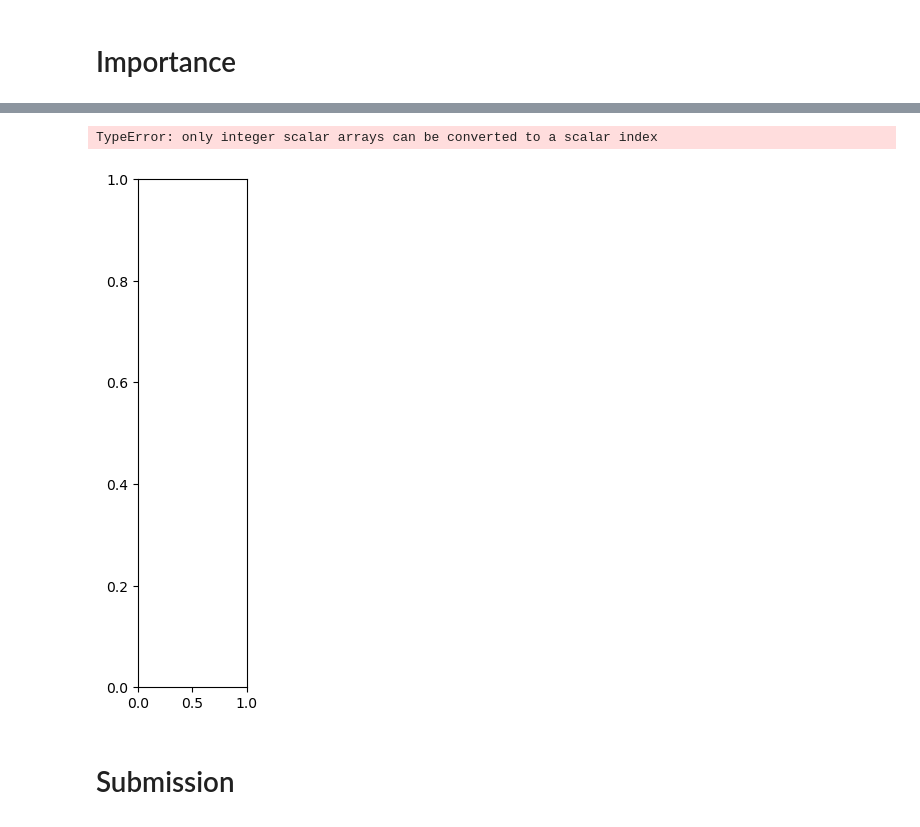
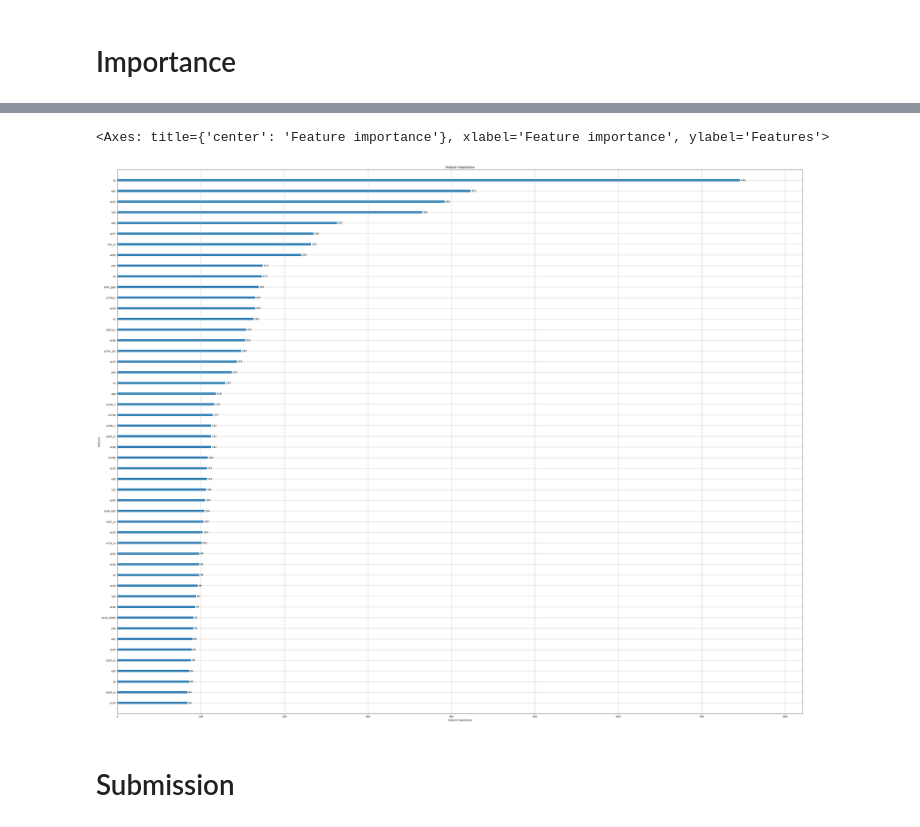
Before and after one commit to ezafar/STAT441_FinalProject, a Jupyter notebook: models/01_LightGBM.ipynb, the cells around one changed output, grey strips where cells are left out. Saved outputs shown, nothing was run; the diff lists cells and outputs as text; code cells hidden in the pictures.

Commit message:
created importance plots, added some insights about FE

```diff
--- a/models/01_LightGBM.ipynb
+++ b/models/01_LightGBM.ipynb
@@ -117,8 +112,8 @@ shap_values = explainer(X)
-# %%
-shap.summary_plot(shap_values, X)
-# %% [output]
-TypeError: only integer scalar arrays can be converted to a scalar index
-[figure, removed]
+# %%
+lgb.plot_importance(model, max_num_features=50, figsize=(50,40))
+# %% [output]
+<Axes: title={'center': 'Feature importance'}, xlabel='Feature importance', ylabel='Features'>
+[figure, added]
 # %% [markdown]
 # Submission
 # %%
```
Also changed, not shown: parts of 7 cells of this notebook, 1 other file.
